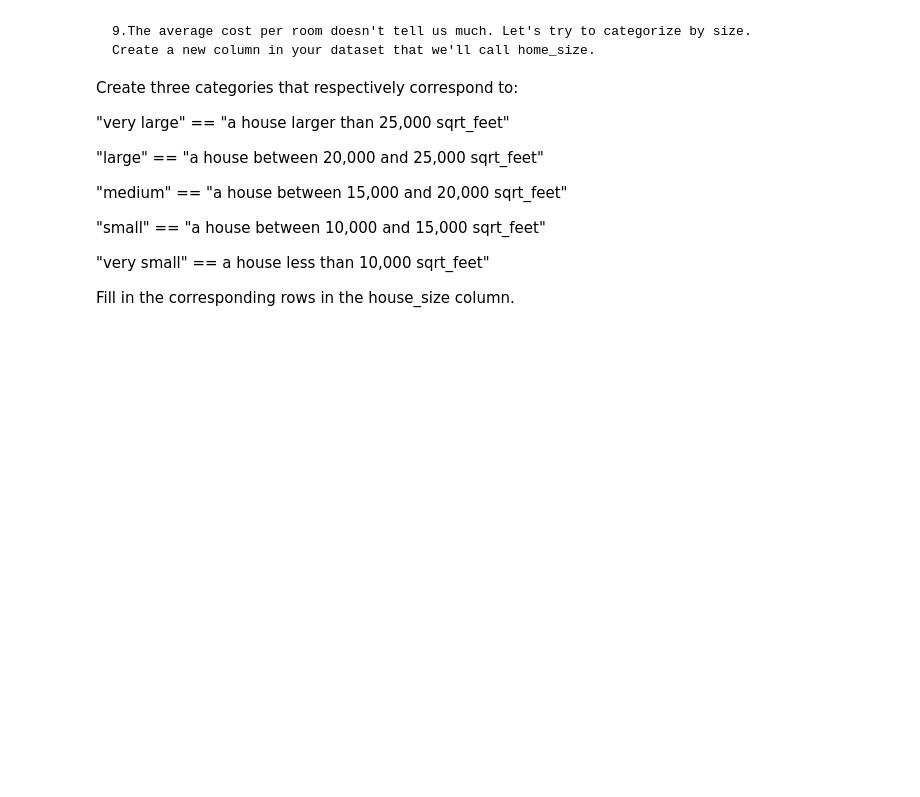
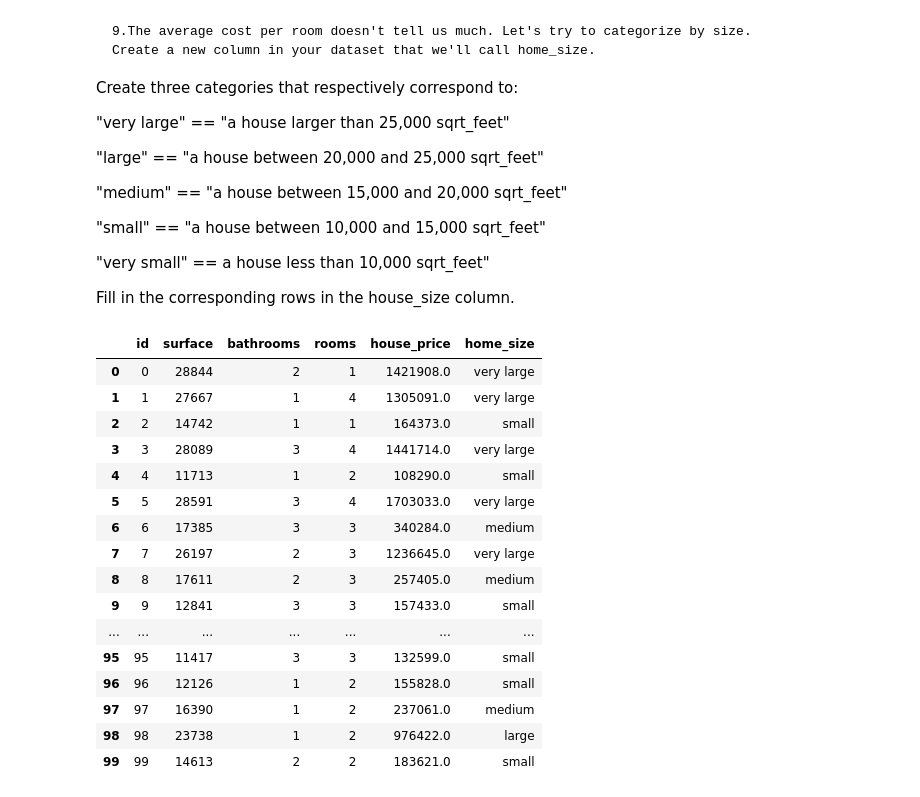
Before and after one commit to Khassandra-stack/EDAjedhamichola, a Jupyter notebook: J1/Exos.ipynb, the cells around one changed output. Cells and saved outputs as stored; diff of their text form; code cells hidden in the pictures; blank space fills up the shorter version.

```diff
--- a/J1/Exos.ipynb
+++ b/J1/Exos.ipynb
@@ -334,0 +327,28 @@ else:
+# %%
+df['home_size'] = df['surface'] .apply(
+    lambda x : "very large" if x > 25000
+    else "large" if (x > 20000 and x < 25000)
+    else  "medium" if (x > 15000 and x < 20000)
+    else  "small" if (x > 10000 and x < 15000)
+    else "very small")
+
+pd.set_option('max_row', None)
+df
+# %% [output]
+|  | id | surface | bathrooms | rooms | house_price | home_size |
+| 0 | 0 | 28844 | 2 | 1 | 1421908.0 | very large |
+| 1 | 1 | 27667 | 1 | 4 | 1305091.0 | very large |
+| 2 | 2 | 14742 | 1 | 1 | 164373.0 | small |
+| 3 | 3 | 28089 | 3 | 4 | 1441714.0 | very large |
+| 4 | 4 | 11713 | 1 | 2 | 108290.0 | small |
+| 5 | 5 | 28591 | 3 | 4 | 1703033.0 | very large |
+| 6 | 6 | 17385 | 3 | 3 | 340284.0 | medium |
+| 7 | 7 | 26197 | 2 | 3 | 1236645.0 | very large |
+| 8 | 8 | 17611 | 2 | 3 | 257405.0 | medium |
+| 9 | 9 | 12841 | 3 | 3 | 157433.0 | small |
+| ... | ... | ... | ... | ... | ... | ... |
+| 95 | 95 | 11417 | 3 | 3 | 132599.0 | small |
+| 96 | 96 | 12126 | 1 | 2 | 155828.0 | small |
+| 97 | 97 | 16390 | 1 | 2 | 237061.0 | medium |
+| 98 | 98 | 23738 | 1 | 2 | 976422.0 | large |
+| 99 | 99 | 14613 | 2 | 2 | 183621.0 | small |
```
Also changed, not shown: parts of 10 cells of this notebook.
